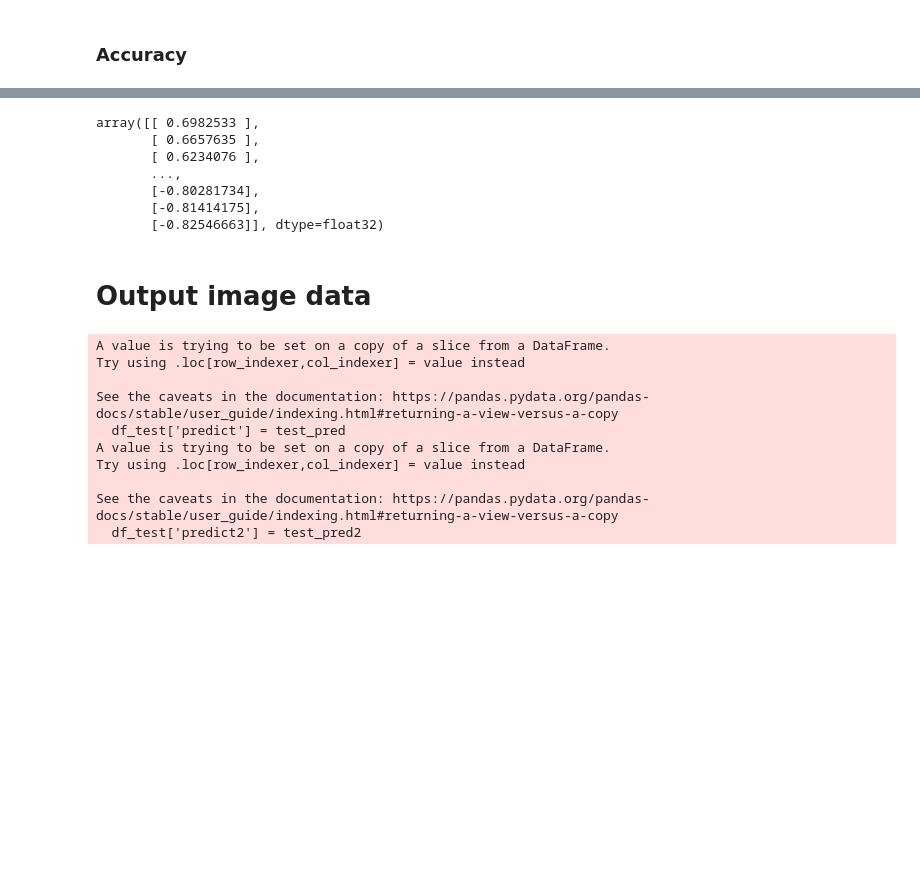
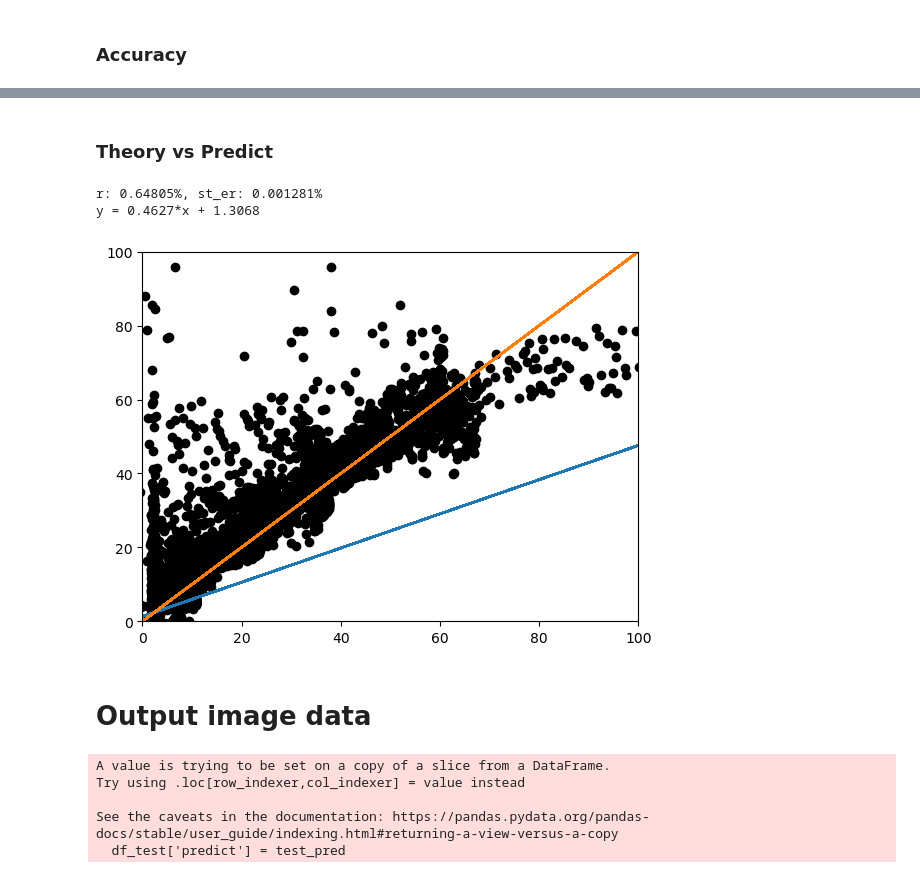
Before and after one commit to chikakoto/tdcs_thesis, a Jupyter notebook: notebooks/3.1_CNN.ipynb, the cells around one changed output, grey strips where cells are left out. Drawn from its saved outputs; the diff is of its cells as text; code cells hidden in the pictures; blank space fills up the shorter version.

```diff
--- a/notebooks/3.1_CNN.ipynb
+++ b/notebooks/3.1_CNN.ipynb
@@ -276,0 +346,7 @@ model3.evaluate(X_test2, y_test2)
+# %%
+train_pred = model.predict(X_train)
+print(mse(train_pred, y_train))
+print(mape(train_pred, y_train))
+test_pred = model.predict(X_test)
+print(mse(test_pred, y_test))
+print(mape(test_pred, y_test))
@@ -338,28 +431,32 @@ plt.title("Training and Validation Accuray Over Training Period", pad=12);
-# %%
-test_pred3
-# %% [output]
-array([[ 0.6982533 ],
-       [ 0.6657635 ],
-       [ 0.6234076 ],
-       ...,
-       [-0.80281734],
-       [-0.81414175],
-       [-0.82546663]], dtype=float32)
+# %% [markdown]
+### Theory vs Predict
+# %%
+x = y_test.flatten()
+y = test_pred.flatten()
+m, b, r, p, st_er = stats.linregress(x,y)
+
+yfit = [b + m * xi for xi in x]
+yisx = [0 + 1 * xi for xi in x]
+plt.plot(x, yfit)
+plt.plot(x, yisx)
+
+plt.scatter(y_test, test_pred,  color='black')
+plt.axis([0,100, 0, 100])
+# print(r, st_er)
+print("r: {:.5f}%, st_er: {:.6f}%".format(r, st_er))
+print("y = "+str(round(m,4))+"*x + "+str(round(b,4)))
+# %% [output]
+r: 0.64805%, st_er: 0.001281%
+y = 0.4627*x + 1.3068
+[figure, added]
 # %% [markdown]
 # Output image data
 # %%
 df_test['predict'] = test_pred
-df_test['predict2'] = test_pred2
-df_test['predict3'] = test_pred3
 # %% [output]
 A value is trying to be set on a copy of a slice from a DataFrame.
 Try using .loc[row_indexer,col_indexer] = value instead
 
 See the caveats in the documentation: https://pandas.pydata.org/pandas-docs/stable/user_guide/indexing.html#returning-a-view-versus-a-copy
   df_test['predict'] = test_pred
-A value is trying to be set on a copy of a slice from a DataFrame.
-Try using .loc[row_indexer,col_indexer] = value instead
-
-See the caveats in the documentation: https://pandas.pydata.org/pandas-docs/stable/user_guide/indexing.html#returning-a-view-versus-a-copy
-  df_test['predict2'] = test_pred2
 # %%
```
Also changed, not shown: parts of 30 cells of this notebook, 2 other files.
